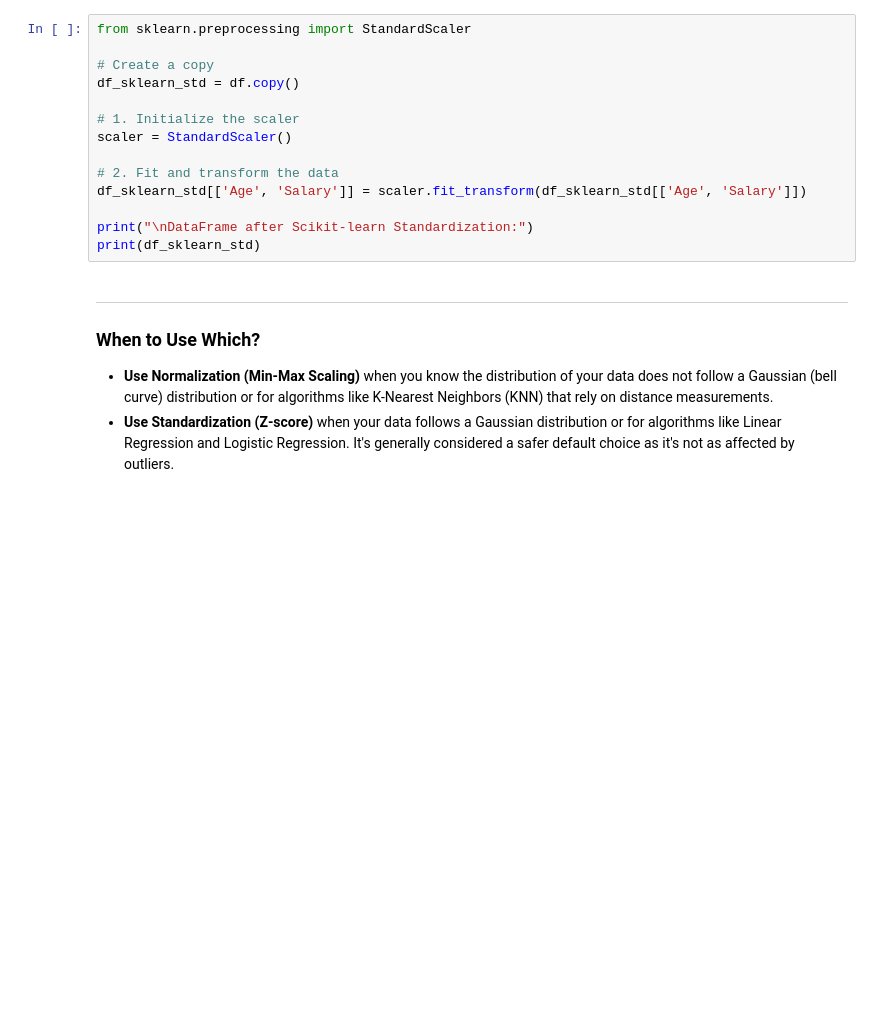
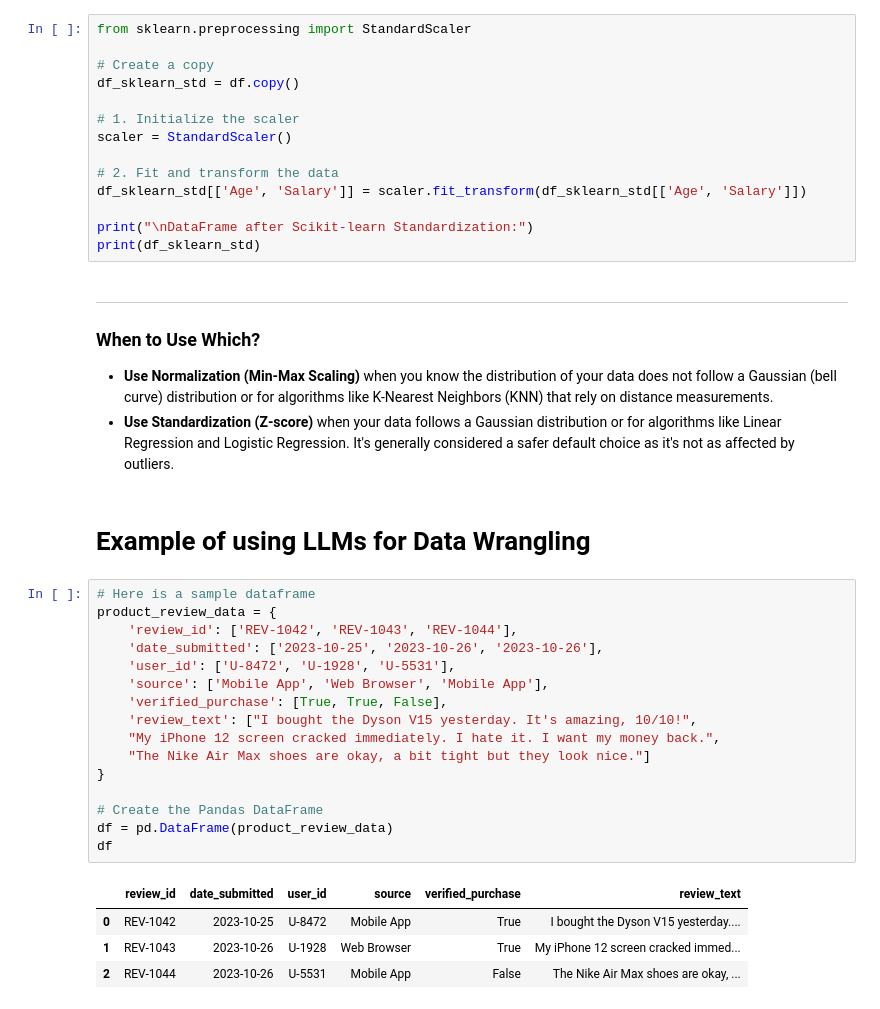
Before and after one commit to lnittala1-ops/BAN482, a Jupyter notebook: BAN482_Data_Wrangling.ipynb, the cells around one changed output. Cells and saved outputs as stored; diff of their text form; blank space fills up the shorter version.

```diff
--- a/BAN482_Data_Wrangling.ipynb
+++ b/BAN482_Data_Wrangling.ipynb
@@ -943,3 +943,26 @@ print(df_sklearn_std)
 
 * **Use Normalization (Min-Max Scaling)** when you know the distribution of your data does not follow a Gaussian (bell curve) distribution or for algorithms like K-Nearest Neighbors (KNN) that rely on distance measurements.
 * **Use Standardization (Z-score)** when your data follows a Gaussian distribution or for algorithms like Linear Regression and Logistic Regression. It's generally considered a safer default choice as it's not as affected by outliers.
+# %% [markdown]
+# Example of using LLMs for Data Wrangling
+# %%
+# Here is a sample dataframe
+product_review_data = {
+    'review_id': ['REV-1042', 'REV-1043', 'REV-1044'],
+    'date_submitted': ['2023-10-25', '2023-10-26', '2023-10-26'],
+    'user_id': ['U-8472', 'U-1928', 'U-5531'],
+    'source': ['Mobile App', 'Web Browser', 'Mobile App'],
+    'verified_purchase': [True, True, False],
+    'review_text': ["I bought the Dyson V15 yesterday. It's amazing, 10/10!",
+    "My iPhone 12 screen cracked immediately. I hate it. I want my money back.",
+    "The Nike Air Max shoes are okay, a bit tight but they look nice."]
+}
+
+# Create the Pandas DataFrame
+df = pd.DataFrame(product_review_data)
+df
+# %% [output]
+|  | review_id | date_submitted | user_id | source | verified_purchase | review_text |
+| 0 | REV-1042 | 2023-10-25 | U-8472 | Mobile App | True | I bought the Dyson V15 yesterday.... |
+| 1 | REV-1043 | 2023-10-26 | U-1928 | Web Browser | True | My iPhone 12 screen cracked immed... |
+| 2 | REV-1044 | 2023-10-26 | U-5531 | Mobile App | False | The Nike Air Max shoes are okay, ... |
```
Also changed, not shown: parts of 1 cell of this notebook.
